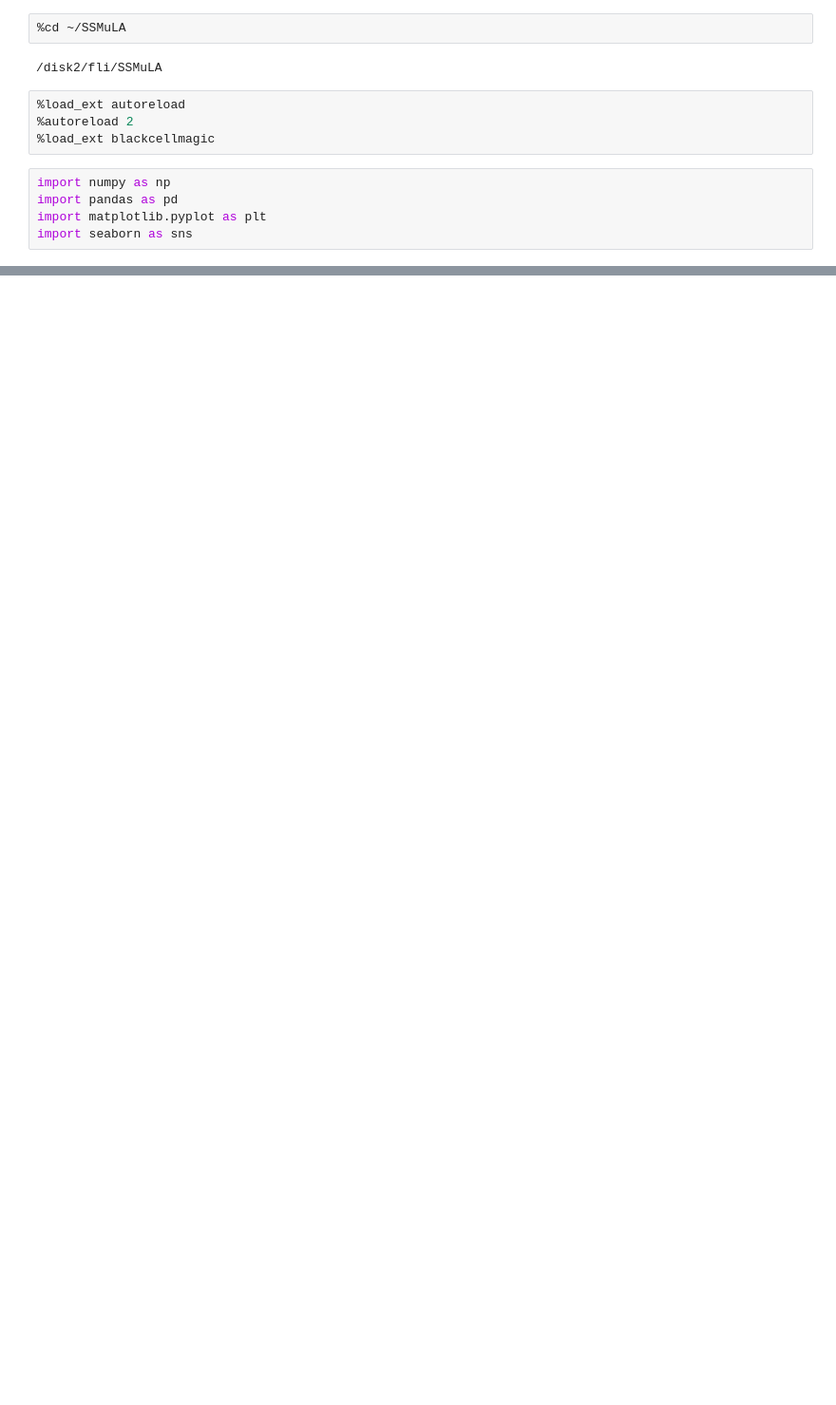
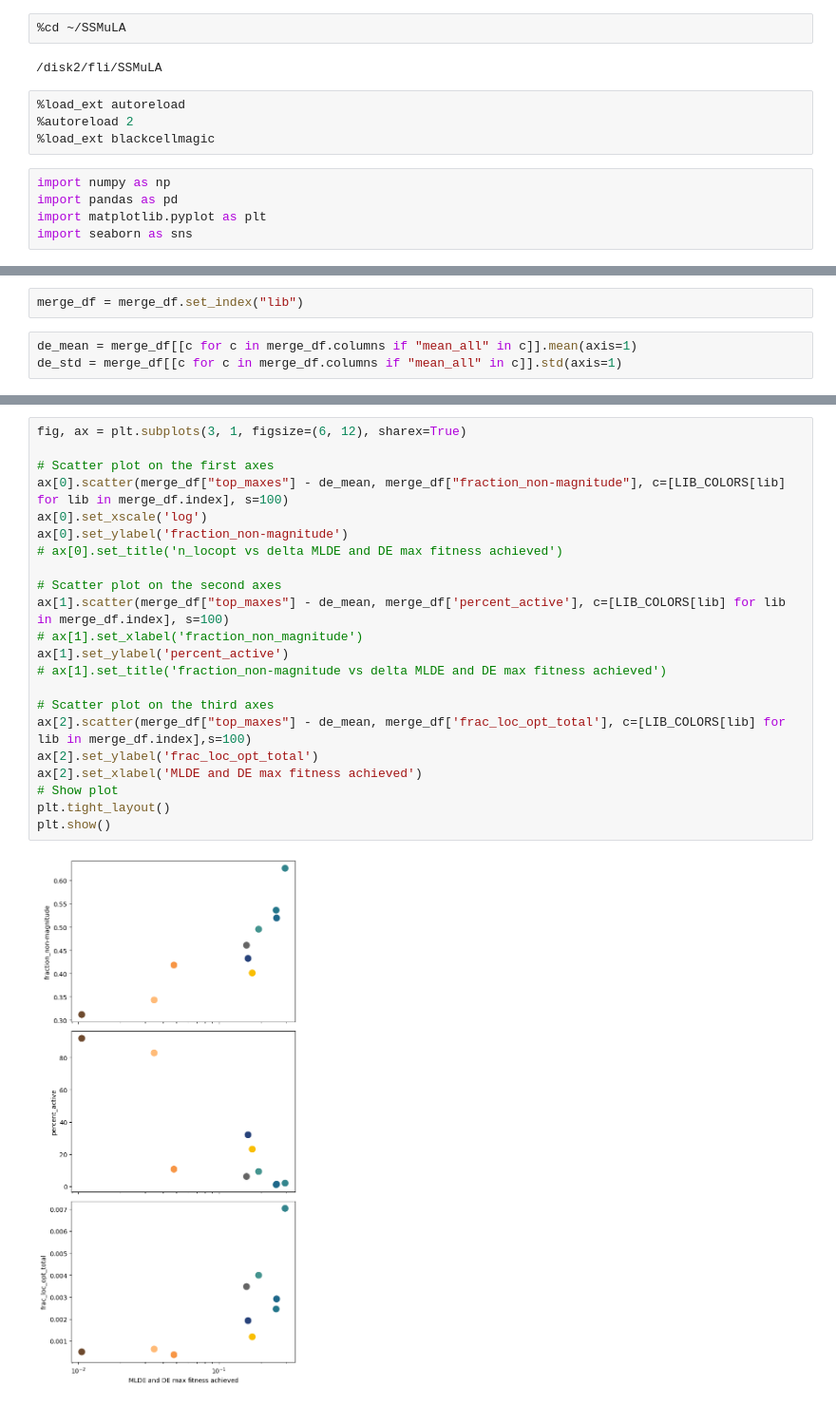
Before and after one commit to fhalab/SSMuLA, a Jupyter notebook: sandbox/plot_simple_corr.ipynb, the cells around one changed output, grey strips where cells are left out. Shown at 95% size. Saved outputs shown, nothing was run; the diff lists cells and outputs as text; blank space fills up the shorter version.

```diff
--- a/sandbox/plot_simple_corr.ipynb
+++ b/sandbox/plot_simple_corr.ipynb
@@ -52,0 +228,5 @@ corr_df
+# %%
+merge_df = merge_df.set_index("lib")
+# %%
+de_mean = merge_df[[c for c in merge_df.columns if "mean_all" in c]].mean(axis=1)
+de_std = merge_df[[c for c in merge_df.columns if "mean_all" in c]].std(axis=1)
@@ -52,0 +482,24 @@ corr_df
+# %%
+fig, ax = plt.subplots(3, 1, figsize=(6, 12), sharex=True)
+
+# Scatter plot on the first axes
+ax[0].scatter(merge_df["top_maxes"] - de_mean, merge_df["fraction_non-magnitude"], c=[LIB_COLORS[lib] for lib in merge_df.index], s=100)
+ax[0].set_xscale('log')
+ax[0].set_ylabel('fraction_non-magnitude')
+# ax[0].set_title('n_locopt vs delta MLDE and DE max fitness achieved')
+
+# Scatter plot on the second axes
+ax[1].scatter(merge_df["top_maxes"] - de_mean, merge_df['percent_active'], c=[LIB_COLORS[lib] for lib in merge_df.index], s=100)
+# ax[1].set_xlabel('fraction_non_magnitude')
+ax[1].set_ylabel('percent_active')
+# ax[1].set_title('fraction_non-magnitude vs delta MLDE and DE max fitness achieved')
+
+# Scatter plot on the third axes
+ax[2].scatter(merge_df["top_maxes"] - de_mean, merge_df['frac_loc_opt_total'], c=[LIB_COLORS[lib] for lib in merge_df.index],s=100)
+ax[2].set_ylabel('frac_loc_opt_total')
+ax[2].set_xlabel('MLDE and DE max fitness achieved')
+# Show plot
+plt.tight_layout()
+plt.show()
+# %% [output]
+[figure, added]
```
Also changed, not shown: parts of 20 cells of this notebook, 3 other files.
